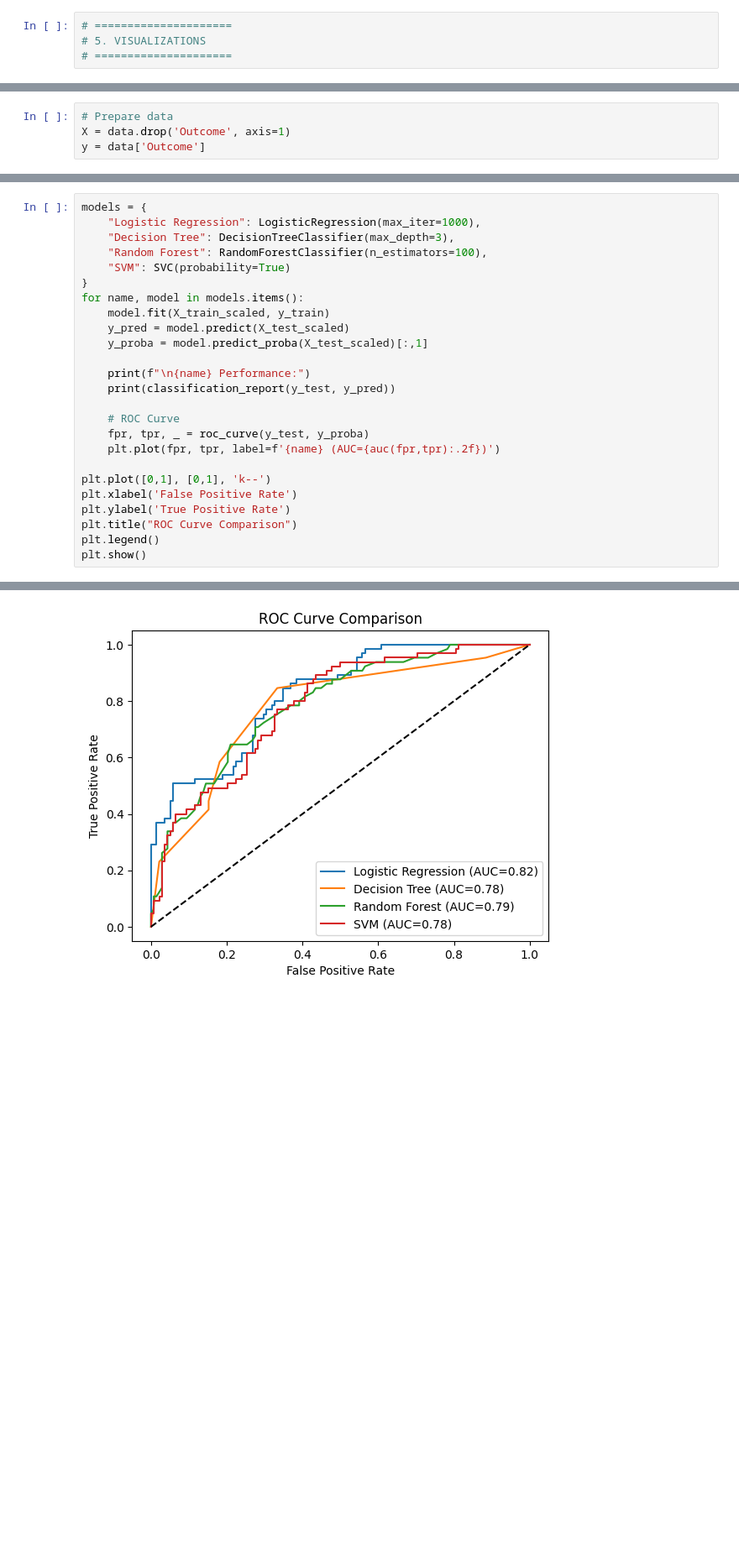
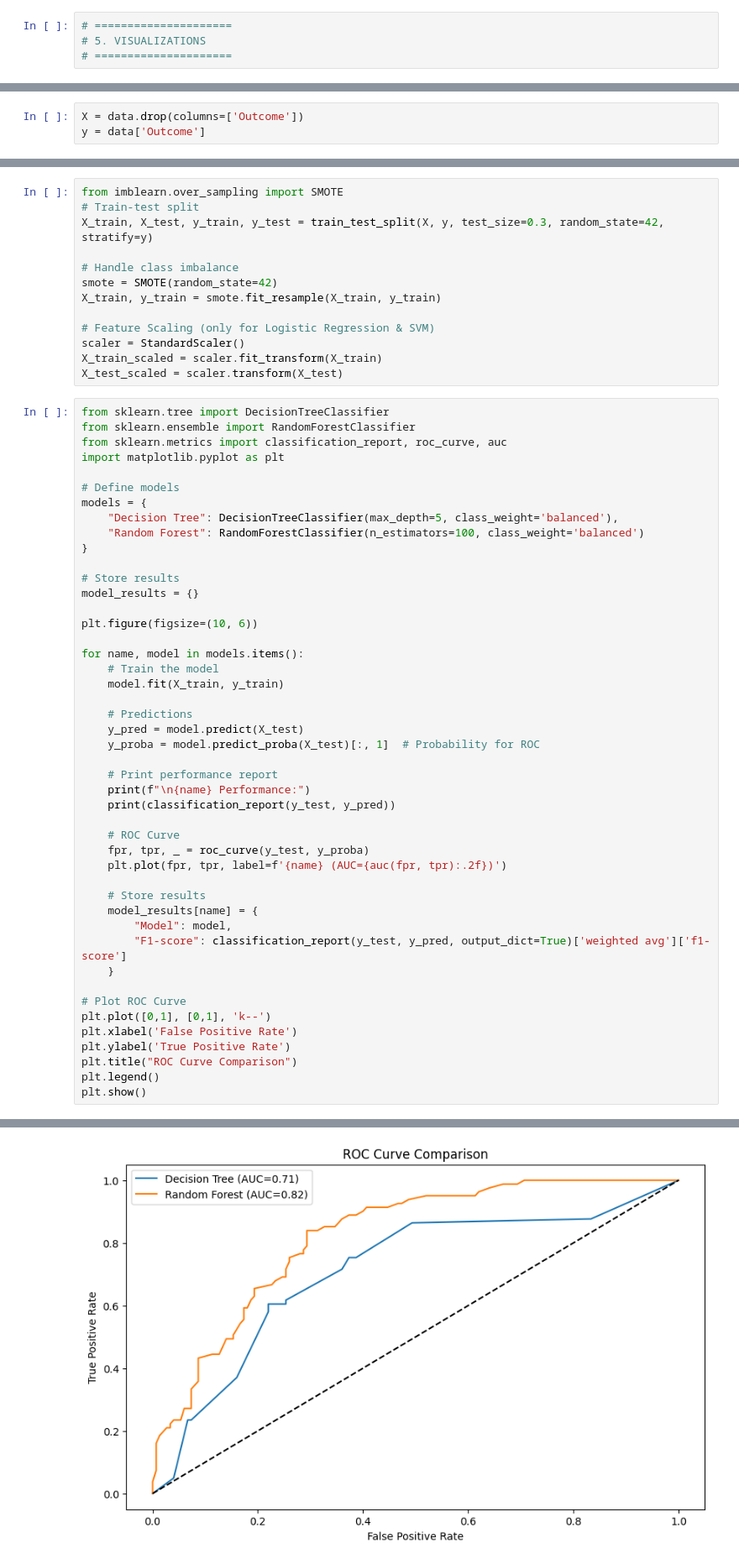
Before and after one commit to saumya-699/Data-Analytics-Process-and-Interpretation, a Jupyter notebook: Data_Analytics_Process_and_Interpretation.ipynb, the cells around one changed output, grey strips where cells are left out. Shown at 84% size. Drawn from its saved outputs; the diff is of its cells as text; blank space fills up the shorter version.

Commit message:
Updated model interpretation part and added comments for plots

```diff
--- a/Data_Analytics_Process_and_Interpretation.ipynb
+++ b/Data_Analytics_Process_and_Interpretation.ipynb
@@ -302,4 +367,3 @@ from sklearn.metrics import (classification_report,
 # %%
-# Prepare data
-X = data.drop('Outcome', axis=1)
+X = data.drop(columns=['Outcome'])
 y = data['Outcome']
@@ -316,22 +370,56 @@ X_test_scaled = scaler.transform(X_test)
+# %%
+from imblearn.over_sampling import SMOTE
+# Train-test split
+X_train, X_test, y_train, y_test = train_test_split(X, y, test_size=0.3, random_state=42, stratify=y)
+
+# Handle class imbalance
+smote = SMOTE(random_state=42)
+X_train, y_train = smote.fit_resample(X_train, y_train)
+
+# Feature Scaling (only for Logistic Regression & SVM)
+scaler = StandardScaler()
+X_train_scaled = scaler.fit_transform(X_train)
+X_test_scaled = scaler.transform(X_test)
 # %%
+from sklearn.tree import DecisionTreeClassifier
+from sklearn.ensemble import RandomForestClassifier
+from sklearn.metrics import classification_report, roc_curve, auc
+import matplotlib.pyplot as plt
+
+# Define models
 models = {
-    "Logistic Regression": LogisticRegression(max_iter=1000),
-    "Decision Tree": DecisionTreeClassifier(max_depth=3),
-    "Random Forest": RandomForestClassifier(n_estimators=100),
-    "SVM": SVC(probability=True)
+    "Decision Tree": DecisionTreeClassifier(max_depth=5, class_weight='balanced'),
+    "Random Forest": RandomForestClassifier(n_estimators=100, class_weight='balanced')
 }
+
+# Store results
+model_results = {}
+
+plt.figure(figsize=(10, 6))
+
 for name, model in models.items():
-    model.fit(X_train_scaled, y_train)
-    y_pred = model.predict(X_test_scaled)
-    y_proba = model.predict_proba(X_test_scaled)[:,1]
+    # Train the model
+    model.fit(X_train, y_train)
 
+    # Predictions
+    y_pred = model.predict(X_test)
+    y_proba = model.predict_proba(X_test)[:, 1]  # Probability for ROC
+
+    # Print performance report
     print(f"\n{name} Performance:")
     print(classification_report(y_test, y_pred))
 
     # ROC Curve
     fpr, tpr, _ = roc_curve(y_test, y_proba)
-    plt.plot(fpr, tpr, label=f'{name} (AUC={auc(fpr,tpr):.2f})')
+    plt.plot(fpr, tpr, label=f'{name} (AUC={auc(fpr, tpr):.2f})')
 
+    # Store results
+    model_results[name] = {
+        "Model": model,
+        "F1-score": classification_report(y_test, y_pred, output_dict=True)['weighted avg']['f1-score']
+    }
+
+# Plot ROC Curve
 plt.plot([0,1], [0,1], 'k--')
 plt.xlabel('False Positive Rate')
 plt.ylabel('True Positive Rate')
@@ -359 +450 @@ weighted avg       0.72      0.73      0.72       203
-[figure, old version]
+[figure, new version]
```
Also changed, not shown: parts of 35 cells of this notebook.
